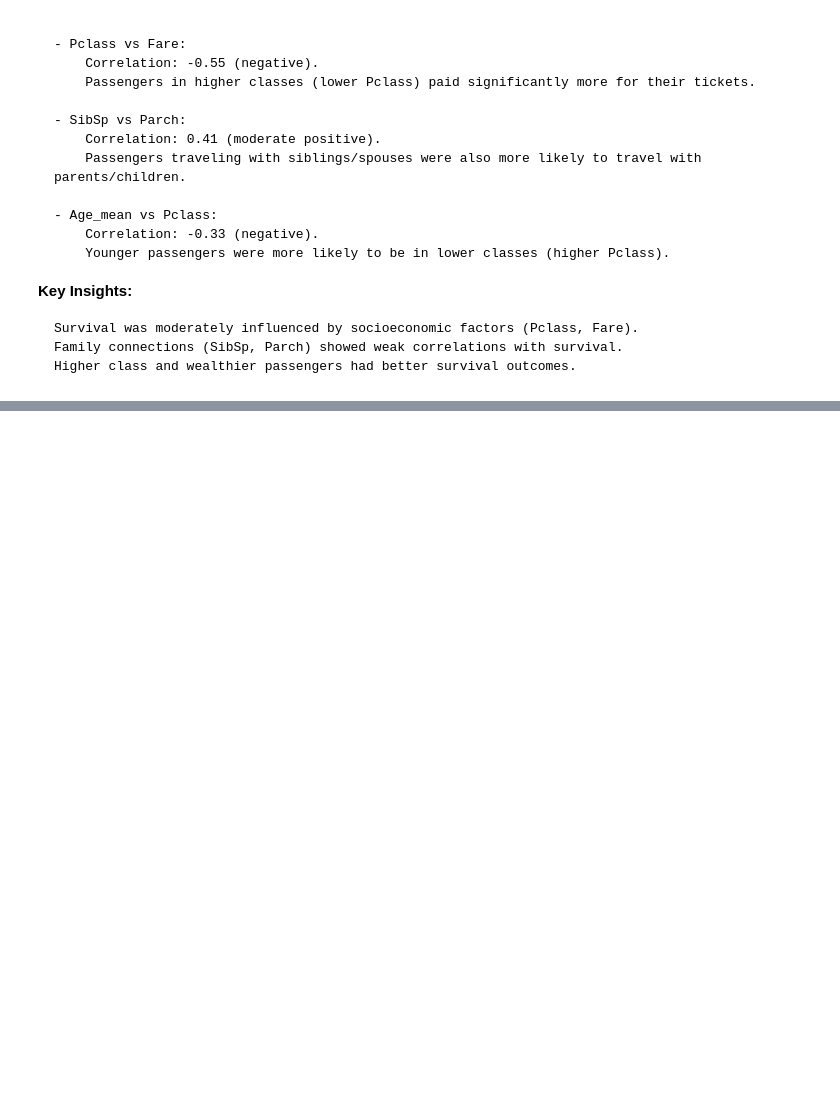
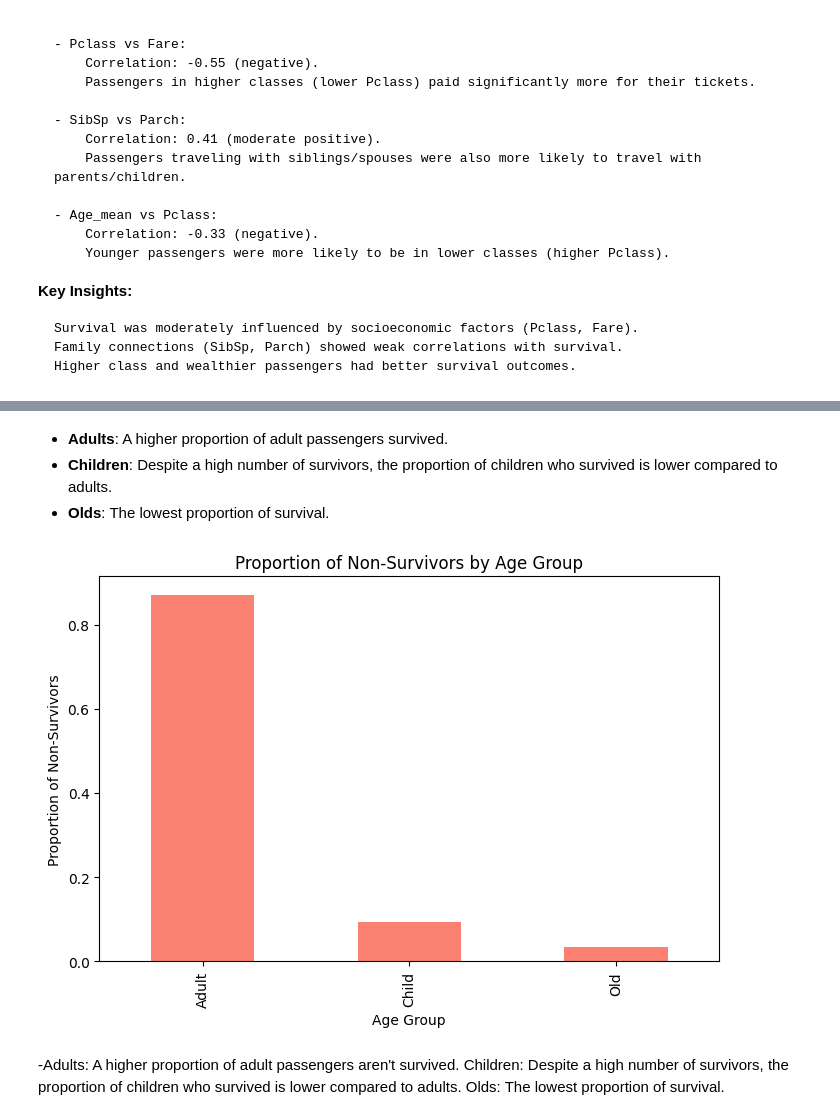
Before and after one commit to Ambition-08/-PRODIGY_DS_02, a Jupyter notebook: Tatainic_EDA.ipynb, the cells around one changed output, grey strips where cells are left out. Cells and saved outputs as stored; diff of their text form; code cells hidden in the pictures; blank space fills up the shorter version.

```diff
--- a/Tatainic_EDA.ipynb
+++ b/Tatainic_EDA.ipynb
@@ -407,0 +402,28 @@ plt.show()
+# %% [markdown]
+- **Adults**: A higher proportion of adult passengers survived.
+- **Children**: Despite a high number of survivors, the proportion of children who survived is lower compared to adults.
+- **Olds**: The lowest proportion of survival.
+# %%
+# Filter data for non-survivors (Survived == 0)
+non_survived_df = combined_df[combined_df['Survived'] == 0]
+
+# Calculate the proportion of non-survivors by age group
+age_group_non_survival_proportion = non_survived_df['age_group'].value_counts(normalize=True)
+
+# Plot the proportions as a bar plot
+plt.figure(figsize=(8, 5))
+age_group_non_survival_proportion.plot(kind='bar', color='salmon')
+
+# Set plot labels and title
+plt.xlabel('Age Group')
+plt.ylabel('Proportion of Non-Survivors')
+plt.title('Proportion of Non-Survivors by Age Group')
+
+# Show the plot
+plt.show()
+# %% [output]
+[figure, added]
+# %% [markdown]
+-Adults: A higher proportion of adult passengers aren't survived.
+Children: Despite a high number of survivors, the proportion of children who survived is lower compared to adults.
+Olds: The lowest proportion of survival.
```
Also changed, not shown: parts of 16 cells of this notebook.
